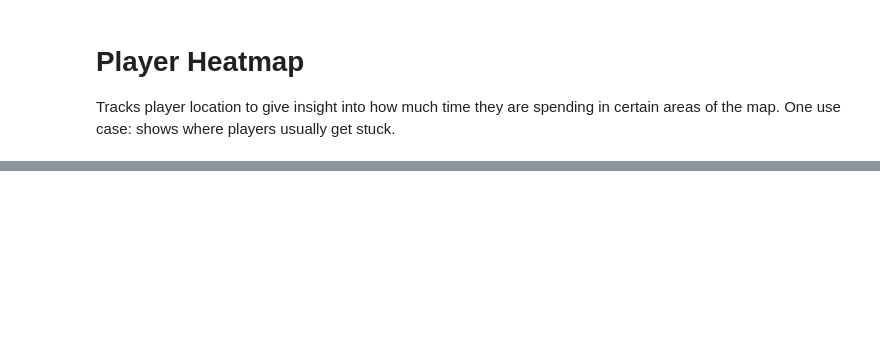
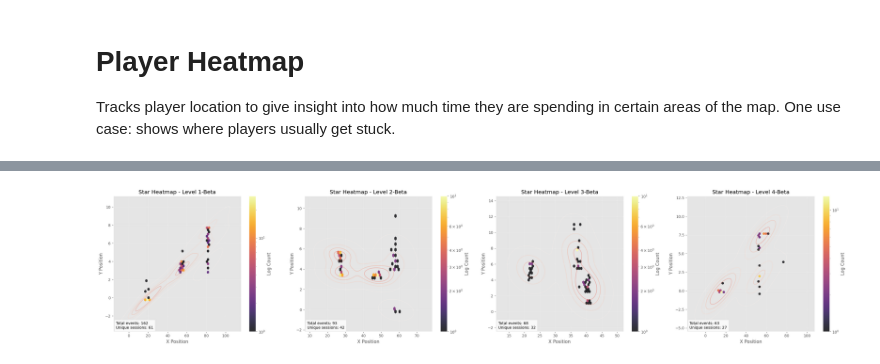
Before and after one commit to CSCI-526/main-meenglishnogood, a Jupyter notebook: Analytics/player_heatmap.ipynb, the cells around one changed output, grey strips where cells are left out. Cells and saved outputs as stored; diff of their text form; code cells hidden in the pictures; blank space fills up the shorter version.

```diff
--- a/Analytics/player_heatmap.ipynb
+++ b/Analytics/player_heatmap.ipynb
@@ -292,0 +887,4 @@ KeyError: 0
+# %%
+q_press_heatmap = visualize_all_q_press_heatmap(positions_df, collectibles_df, item="Star")
+# %% [output]
+[figure, added]
```
Also changed, not shown: parts of 11 cells of this notebook.
